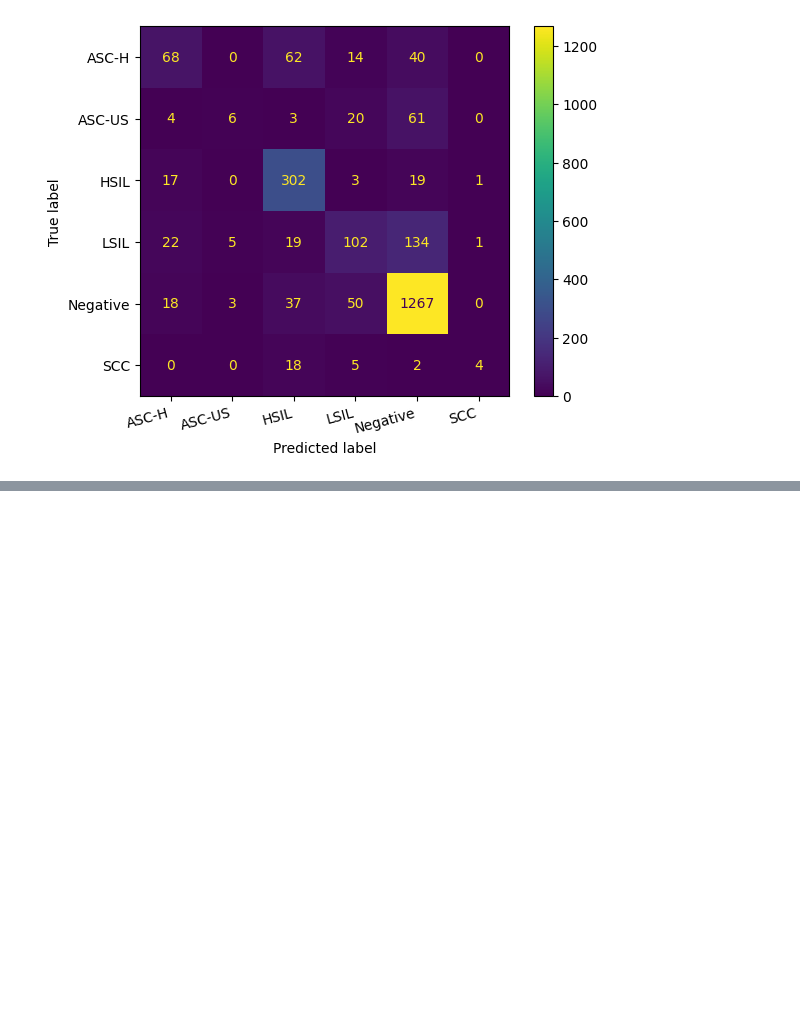
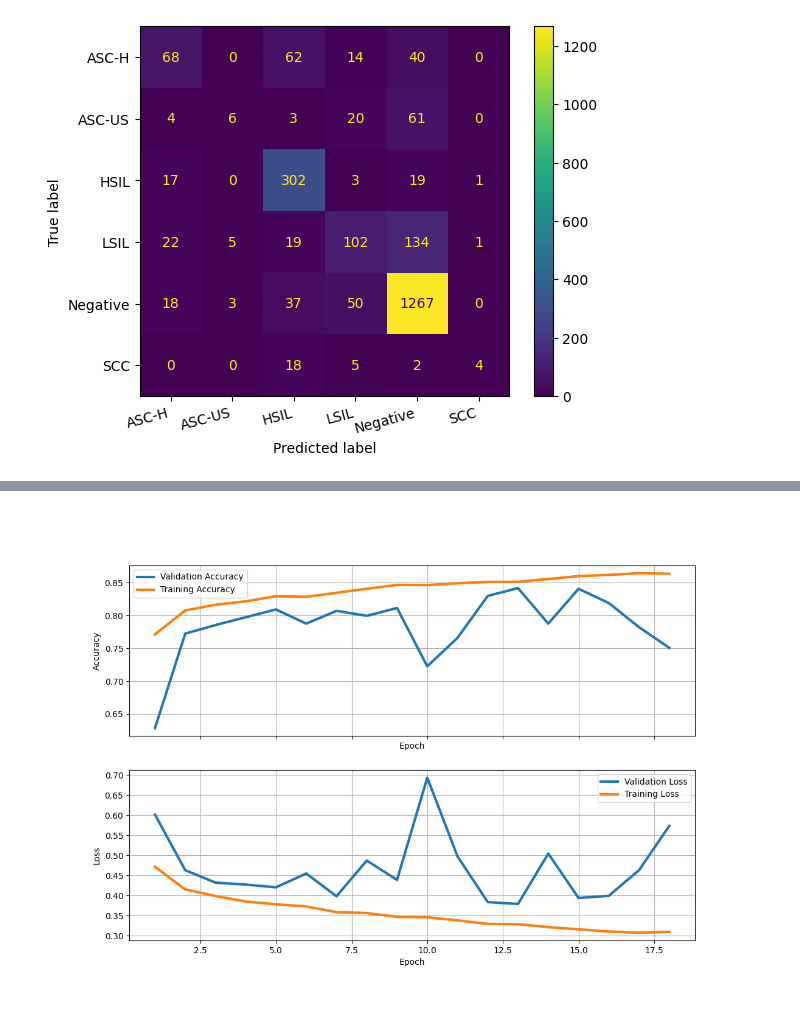
Before and after one commit to HenriqueCastros/pai-flower-nucleus, a Jupyter notebook: trab.ipynb, the cells around one changed output, grey strips where cells are left out. Saved outputs shown, nothing was run; the diff lists cells and outputs as text; code cells hidden in the pictures; blank space fills up the shorter version.

```diff
--- a/trab.ipynb
+++ b/trab.ipynb
@@ -642,0 +662,9 @@ plt.show()
+# %%
+input = Input(shape=(100, 100, 3))
+preprocess = Rescaling(1.0 / 255.0)(input)
+resnet = ResNet50(include_top=False, input_tensor=preprocess)
+global_pool = GlobalAveragePooling2D()(resnet.output)
+output = Dense(1, activation='sigmoid')(global_pool)
+
+pos_resnet = tf.keras.Model(inputs=input, outputs=output)
+pos_resnet.summary()
@@ -642,0 +698,20 @@ plt.show()
+# %%
+loss_function = tf.keras.losses.BinaryCrossentropy()
+optimizer = tf.keras.optimizers.Adam(learning_rate=0.00005)
+
+pos_resnet.compile(loss=loss_function, optimizer=optimizer, metrics=["accuracy"])
+# %%
+epochs = 32
+callback = tf.keras.callbacks.EarlyStopping(
+    monitor='val_loss', patience=5, restore_best_weights=True
+)
+
+history = pos_resnet.fit(
+    train_data_pos, epochs=epochs, validation_data=val_data_pos, callbacks=[callback]
+)
+# %%
+fig, axs = plot_results(history, show=False)
+plt.savefig('.\\model_data\\nn\\resnet\\posxneg\\graph.png')
+plt.show()
+# %% [output]
+[figure, added]
```
Also changed, not shown: parts of 23 cells of this notebook.
